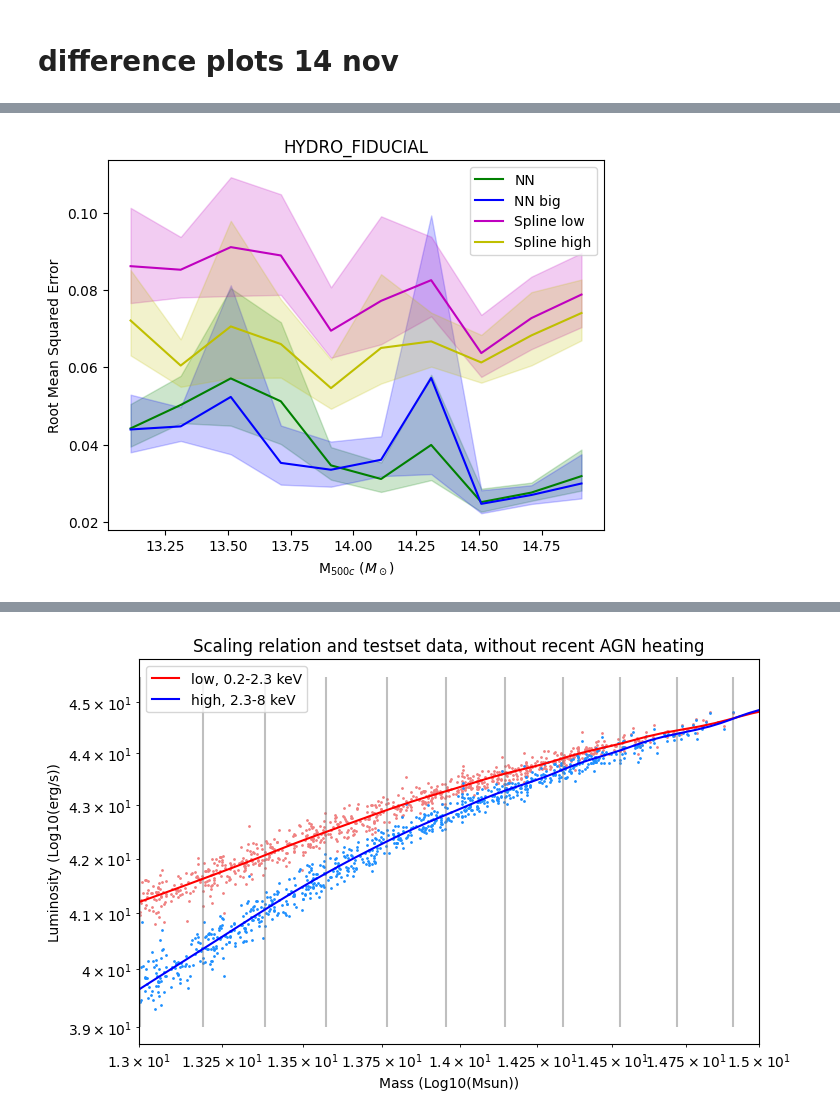
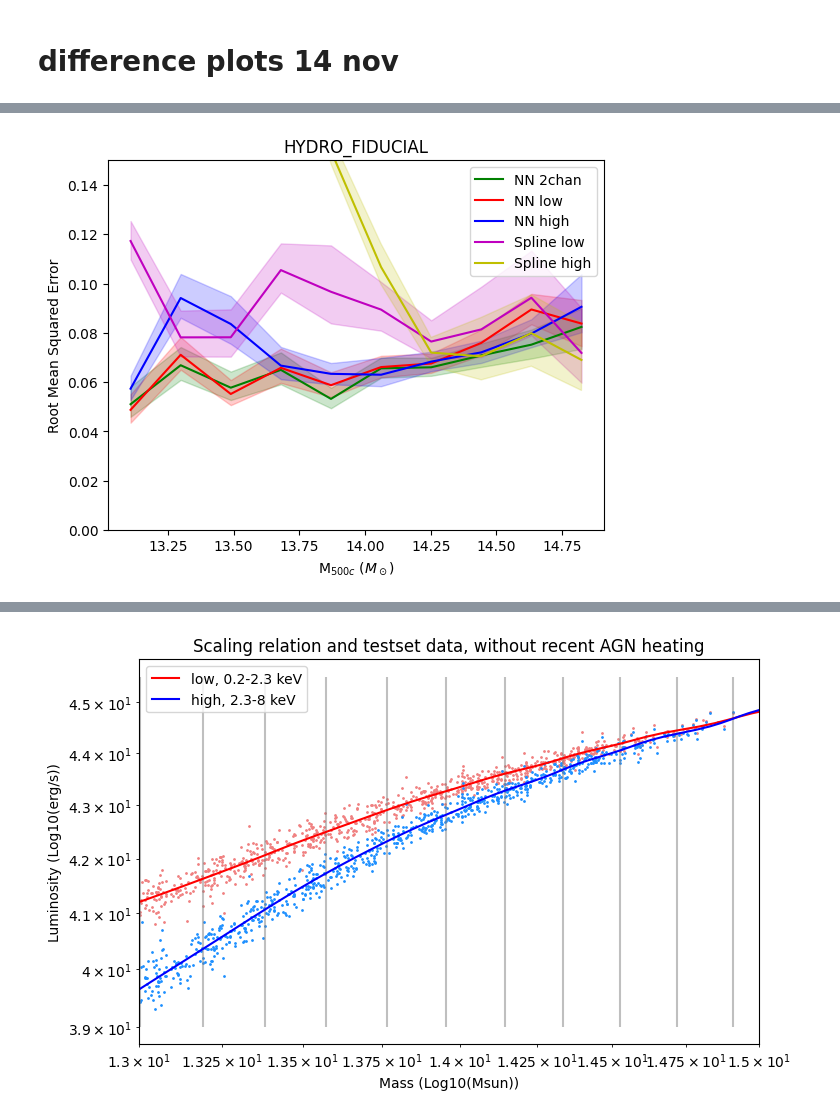
Before and after one commit to woutervantol/scriptie2, a Jupyter notebook: plots.ipynb, the cells around one changed output, grey strips where cells are left out. Drawn from its saved outputs; the diff is of its cells as text; code cells hidden in the pictures.

```diff
--- a/plots.ipynb
+++ b/plots.ipynb
@@ -259,18 +278,19 @@ tensor([ 0.0814,  0.0993,  0.0360,  0.0977,  0.0011,  0.0665,  0.0542,  0.0395,
 # %%
 ### predict with NN
 nnmodel = torch.load(f"{p['model_path']}/{p_to_filename(p)}.pt", map_location=torch.device("cpu"))
-nnmodel2 = torch.load(f"{p['model_path']}/{p_to_filename(p)}_big.pt", map_location=torch.device("cpu"))
-# nnmodel_low = torch.load(f"{p['model_path']}/{p_to_filename(p)}_low.pt", map_location=torch.device("cpu"))
-# nnmodel_high = torch.load(f"{p['model_path']}/{p_to_filename(p)}_high.pt", map_location=torch.device("cpu"))
+# nnmodel2 = torch.load(f"{p['model_path']}/{p_to_filename(p)}_big.pt", map_location=torch.device("cpu"))
+nnmodel_low = torch.load(f"{p['model_path']}/{p_to_filename(p)}low.pt", map_location=torch.device("cpu"))
+nnmodel_high = torch.load(f"{p['model_path']}/{p_to_filename(p)}high.pt", map_location=torch.device("cpu"))
 
 with torch.no_grad():
     predictions[:, 0] = 10**(nnmodel(torch.Tensor(data.testx)).squeeze(1) * data.std_y + data.mean_y)
-    predictions[:, 1] = 10**(nnmodel2(torch.Tensor(data.testx)).squeeze(1) * data.std_y + data.mean_y)
-    # predictions[:, 1] = 10**(nnmodel_low(torch.Tensor(data.testx[:,0,:,:].reshape(len(data.testy), 1, 64, 64))).squeeze(1) * data.std_y + data.mean_y)
-    # predictions[:, 2] = 10**(nnmodel_high(torch.Tensor(data.testx[:,1,:,:].reshape(len(data.testy), 1, 64, 64))).squeeze(1) * data.std_y + data.mean_y)
+    # predictions[:, 1] = 10**(nnmodel2(torch.Tensor(data.testx)).squeeze(1) * data.std_y + data.mean_y)
+    predictions[:, 1] = 10**(nnmodel_low(torch.Tensor(data.testx[:,0,:,:].reshape(len(data.testy), 1, 64, 64))).squeeze(1) * data.std_y + data.mean_y)
+    predictions[:, 2] = 10**(nnmodel_high(torch.Tensor(data.testx[:,1,:,:].reshape(len(data.testy), 1, 64, 64))).squeeze(1) * data.std_y + data.mean_y)
 # %%
 spl_low = np.load(f"{p['model_path']}/{p_to_filename(p)}_spline_fit_low.npy", allow_pickle=True)[()]
 spl_high = np.load(f"{p['model_path']}/{p_to_filename(p)}_spline_fit_high.npy", allow_pickle=True)[()]
+# interp = np.load(p["model_path"] + p_to_filename(p) + "_scalingrelation.npy", allow_pickle=True)[()]
 
 pixel_size = 4 * 1000 / 64  #kpc
 radii = []
@@ -284,29 +304,30 @@ for i, haloindex in enumerate(data.indices):
     mask_inner = dist_from_center<=(radius-1)
     luminosity_circle_low = np.log10(np.sum(data.images[i, 0][mask_outer]))
     luminosity_circle_high = np.log10(np.sum(data.images[i, 1][mask_outer]))
-    predictions[i,2] = 10**spl_low(luminosity_circle_low)
-    predictions[i,3] = 10**spl_high(luminosity_circle_high)
+    # predictions[i,1] = 10**interp(luminosity_circle_low, luminosity_circle_high)
+    predictions[i,3] = 10**spl_low(luminosity_circle_low)
+    predictions[i,4] = 10**spl_high(luminosity_circle_high)
 # %%
-names = ["NN", "NN big", "Spline low", "Spline high"]
-colors = ["green", "blue", "m", "y"]
-# names = ["NN 2chan", "NN low", "NN high", "Spline low", "Spline high"]
-# colors = ["green", "red", "blue", "m", "y"]
+names = ["NN", "Spline low", "Spline high"]
+colors = ["green", "m", "y"]
+names = ["NN 2chan", "NN low", "NN high", "Spline low", "Spline high"]
+colors = ["green", "red", "blue", "m", "y"]
 
 
-for i in range(0, 4):
+for i in range(0, 5):
     plt.scatter(np.log10(data.masses), np.log10(predictions[:,i]) - np.log10(data.masses), label=names[i], color=colors[i], s=2)
 plt.ylabel("$\log_{10}(M_{pred}) - \log_{10}(M_{true})$")
 plt.xlabel("$\log_{10} M_{true}$")
 plt.title(p["model"])
 plt.legend()
-plt.savefig("/home/tol/Documents/Thesis/plots/error_"+p_to_filename(p), dpi=200)
+# plt.savefig("/home/tol/Documents/Thesis/plots/error_"+p_to_filename(p)+"_scalingrelation", dpi=200)
 plt.show()
 
 def rmse(d):
     return np.sqrt(np.mean((d)**2))
 
 from scipy.stats import bootstrap
-for i in range(0, 4):
+for i in range(0, 5):
     nr_bins = 10
     x = np.array([])
     y = np.array([])
@@ -318,59 +339,16 @@ for i in range(0, 4):
         error = np.log10(predictions[indices,i]) - np.log10(data.masses[indices])
         x = np.append(x, np.log10(np.mean([bin_edges[b], bin_edges[b+1]])))
         y = np.append(y, rmse(error))
-        # print(error)
         b = bootstrap((error,), rmse, confidence_level=0.84)
-        # print(b.confidence_interval.low)
         perc16 = np.append(perc16, b.confidence_interval.low)
         perc84 = np.append(perc84, b.confidence_interval.high)
     plt.plot(x, y, label=names[i], color=colors[i])
     plt.fill_between(x, perc16, perc84, color=colors[i], alpha=0.2)
-    # plt.plot(x, perc16, ls="dashed", color=colors[i])
-# plt.hlines(0.0, np.min(data.masses), np.max(data.masses), colors="black", linestyles="dashed", alpha=0.8)
-# plt.plot((np.min(x), 0),(np.max(x), 0), color='black', ls='dashed', label="16th percentile")
-# plt.xscale("log")
-# plt.yscale("log")
 plt.xlabel("M$_{500c}$ $(M_\odot)$")
 plt.ylabel("Root Mean Squared Error")
 plt.title(p["model"])
 plt.legend()
-plt.savefig("/home/tol/Documents/Thesis/plots/RMSE_"+p_to_filename(p), dpi=200)
+plt.ylim(0, 0.15)
+# plt.savefig("/home/tol/Documents/Thesis/plots/RMSE_"+p_to_filename(p), dpi=200)
 plt.show()
-
-
-
-# low_error = np.log10(predictions[:,3]) - np.log10(data.masses)
-# plt.scatter(low_error, np.log10(predictions[:,3]) - np.log10(data.masses), label=names[3], c=colors[3], s=2)
-# plt.scatter(low_error, np.log10(predictions[:,1]) - np.log10(data.masses), label=names[1], c=colors[1], s=2)
-# plt.scatter(low_error, np.log10(predictions[:,0]) - np.log10(data.masses), label=names[0], c=colors[0], s=2)
-
-# # plt.hlines(0.0, np.min(data.masses), np.max(data.masses), colors="black", linestyles="dashed", alpha=0.8)
-# plt.xlabel("Log linear error")
-# plt.ylabel("Log error")
-# plt.title("eRosita Low radiation")
-# plt.legend()
-# plt.savefig("Low scale vs net", dpi=300)
-# plt.show()
-
-# plt.scatter(np.log10(predictions[:,4]) - np.log10(data.masses), np.log10(predictions[:,4]) - np.log10(data.masses), label=names[4], c=colors[4], s=2)
-# plt.scatter(np.log10(predictions[:,4]) - np.log10(data.masses), np.log10(predictions[:,2]) - np.log10(data.masses), label=names[2], c=colors[2], s=2)
-# plt.scatter(np.log10(predictions[:,4]) - np.log10(data.masses), np.log10(predictions[:,0]) - np.log10(data.masses), label=names[0], c=colors[0], s=2)
-# plt.xlabel("Log linear error")
-# plt.ylabel("Log error")
-# plt.title("eRosita High radiation")
-# plt.legend()
-# plt.savefig("high scale vs net", dpi=300)
-# plt.show()
-
-
-# plt.scatter(np.log10(predictions[:,0]) - np.log10(data.masses), np.log10(predictions[:,0]) - np.log10(data.masses), label=names[0], c=colors[0], s=2)
-# # plt.scatter(np.log10(predictions[:,0]) - np.log10(data.masses), np.log10(predictions[:,1]) - np.log10(data.masses), label=names[1], c=colors[1], s=2)
-# # plt.scatter(np.log10(predictions[:,0]) - np.log10(data.masses), np.log10(predictions[:,2]) - np.log10(data.masses), label=names[2], c=colors[2], s=2)
-# plt.scatter(np.log10(predictions[:,0]) - np.log10(data.masses), np.log10(predictions[:,3]) - np.log10(data.masses), label=names[3], c=colors[3], s=2)
-# plt.scatter(np.log10(predictions[:,0]) - np.log10(data.masses), np.log10(predictions[:,4]) - np.log10(data.masses), label=names[4], c=colors[4], s=2)
-# plt.xlabel("Log 2chan NN error")
-# plt.ylabel("Log error")
-# # plt.title("eRosita Low radiation")
-# plt.legend()
-# plt.show()
 # %% [output]
@@ -378 +356 @@ plt.show()
-[figure, old version]
+[figure, new version]
```
Also changed, not shown: parts of 14 cells of this notebook, 5 other files.
